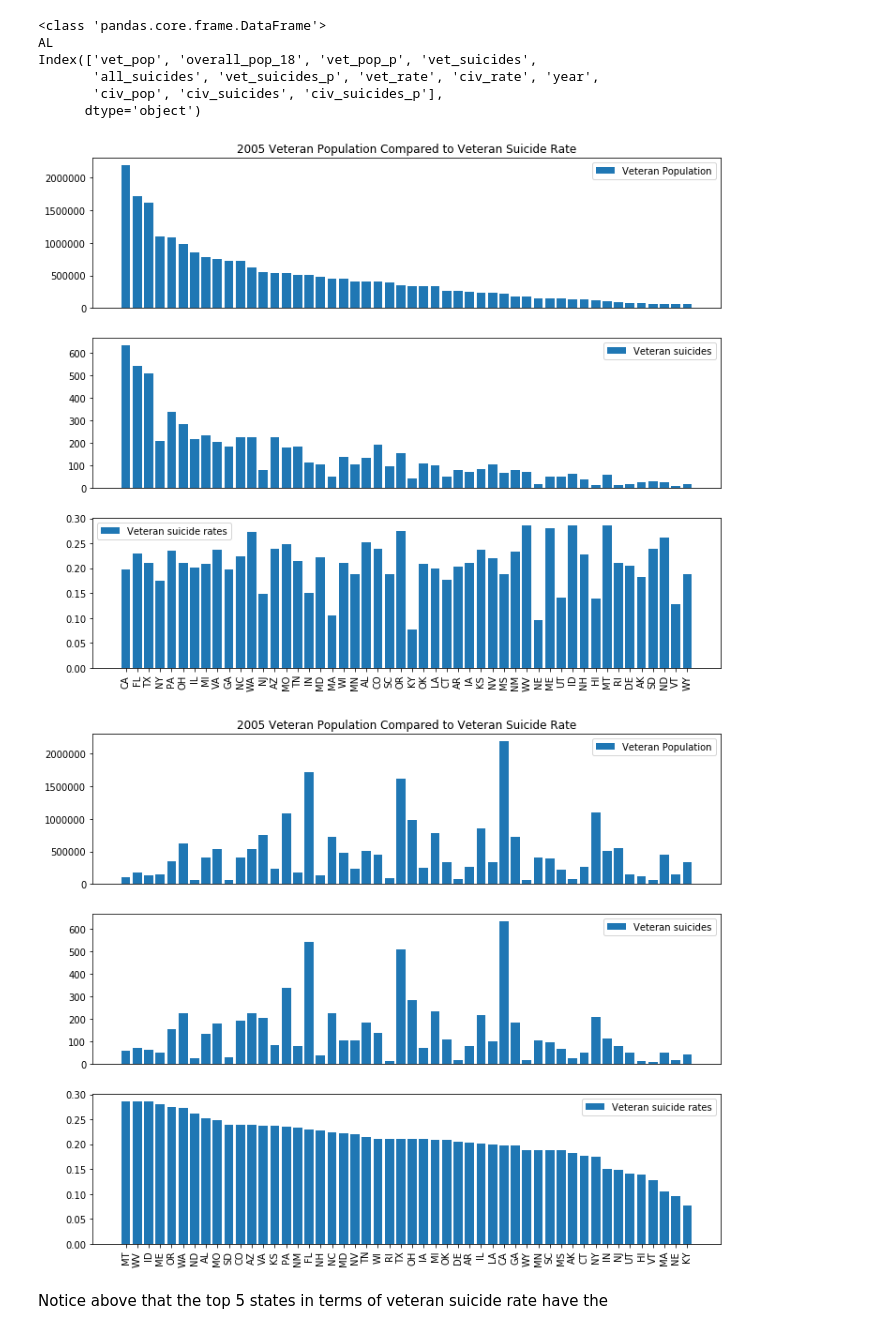
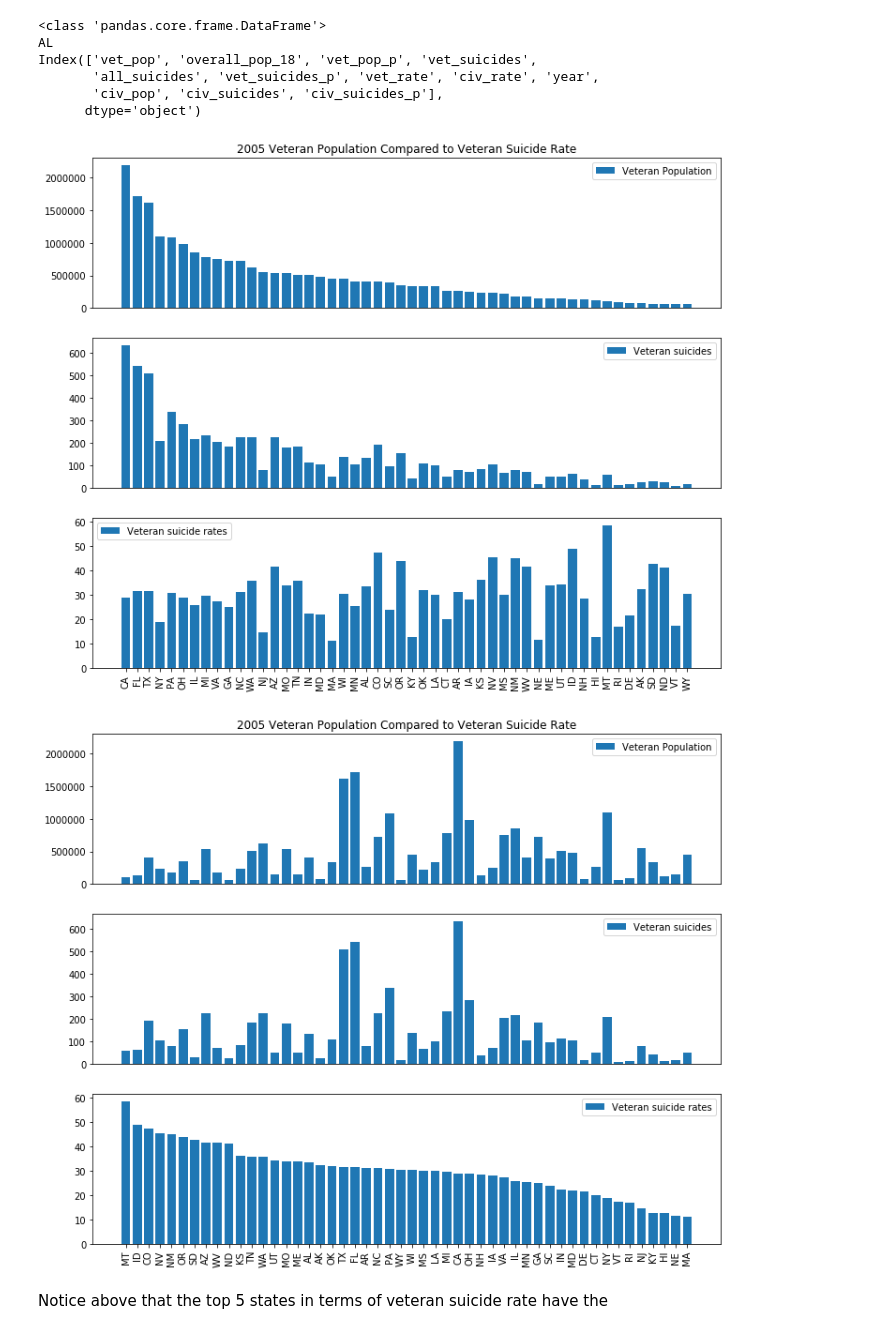
Before and after one commit to elenadreisbach/COGS-108-Project, a Jupyter notebook: Data/00_Exploration.ipynb, the cells around one changed output. Cells and saved outputs as stored; diff of their text form; code cells hidden in the pictures.

```diff
--- a/Data/00_Exploration.ipynb
+++ b/Data/00_Exploration.ipynb
@@ -211,7 +211,7 @@ def plot_pop_vs_suicide(df, year):
 
 
     plt.subplot(3, 1, 3)
-    plt.bar(x, df['vet_suicides_p'])
+    plt.bar(x, df['vet_rate'])
     plt.xticks(x, df.index.values, rotation='vertical')
     plt.legend(['Veteran suicide rates'])
 
@@ -220,12 +220,12 @@ def plot_pop_vs_suicide(df, year):
 vet_pop_2005 = vet_pop_2005.sort_values(by=['vet_pop'], ascending=False)
 plot_pop_vs_suicide(vet_pop_2005, 2005)
 # %% [output]
-[figure, old version]
+[figure, new version]
 # %%
-vet_pop_2005 = vet_pop_2005.sort_values(by=['vet_suicides_p'], ascending=False)
+vet_pop_2005 = vet_pop_2005.sort_values(by=['vet_rate'], ascending=False)
 plot_pop_vs_suicide(vet_pop_2005, 2005)
 # %% [output]
-[figure, old version]
+[figure, new version]
 # %% [markdown]
 Notice above that the top 5 states in terms of veteran suicide rate have the
 # %% [markdown]
```
Also changed, not shown: parts of 11 cells of this notebook, 1 other file.
